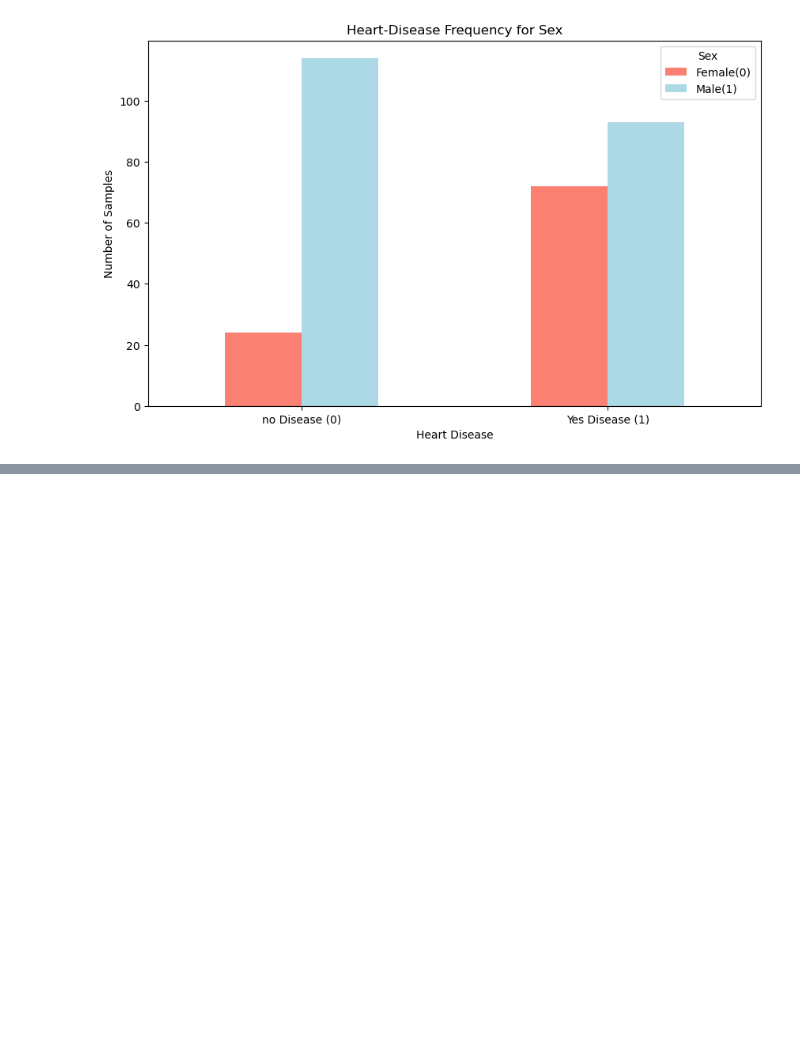
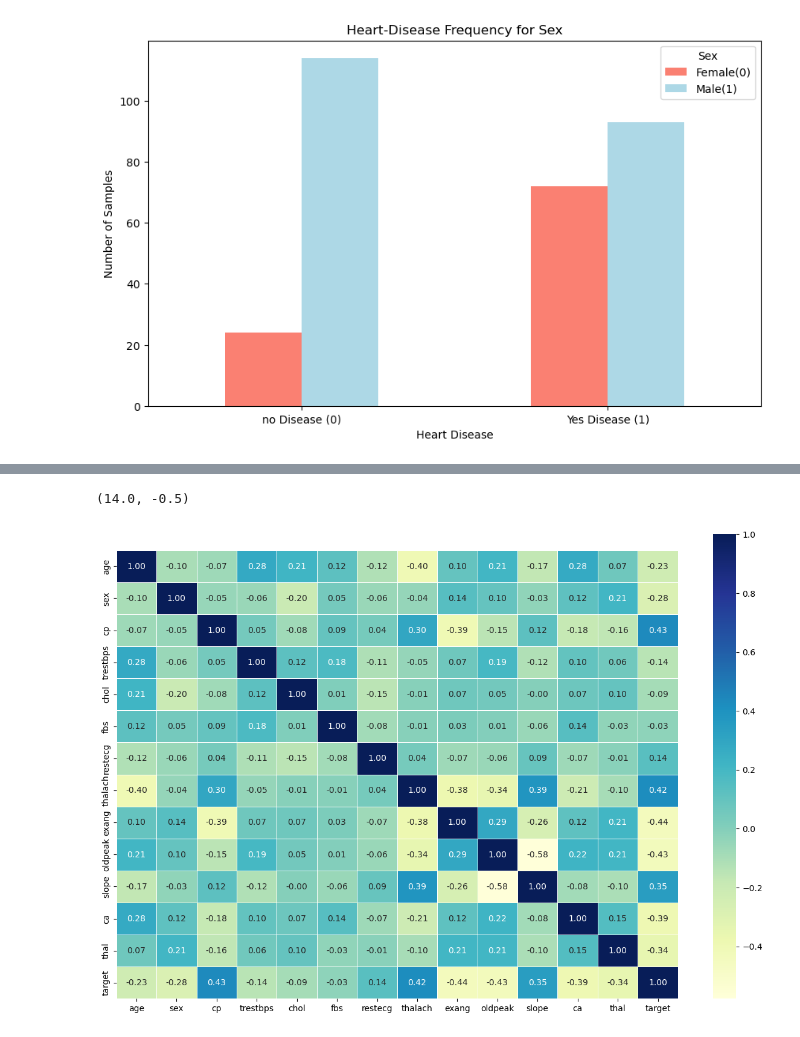
Before and after one commit to Eakempreet/Learning-ML-Projects, a Jupyter notebook: Heart-Disease-Project-1/end-to-end-heart-disease-classification.ipynb, the cells around one changed output, grey strips where cells are left out. Saved outputs shown, nothing was run; the diff lists cells and outputs as text; code cells hidden in the pictures; blank space fills up the shorter version.

Commit message:
Done Some Exploratory data analysis including coreelation matrix

```diff
--- a/Heart-Disease-Project-1/end-to-end-heart-disease-classification.ipynb
+++ b/Heart-Disease-Project-1/end-to-end-heart-disease-classification.ipynb
@@ -263,0 +385,4 @@ plt.legend(["Female(0)", "Male(1)"], title="Sex");
+# %%
+# Find the correlation between our independent variables
+corr_matrix = df.corr()
+corr_matrix
@@ -263,0 +405,16 @@ plt.legend(["Female(0)", "Male(1)"], title="Sex");
+# %%
+# Lets make a correlational metrix little prettier
+fig, ax = plt.subplots(figsize=(15, 10))
+ax = sns.heatmap(corr_matrix,
+                 annot=True,
+                 linewidths=0.5,
+                 fmt=".2f",
+                 cmap="YlGnBu");
+
+# Read the current y-axis limits from the plot (bottom and top values).
+bottom, top = ax.get_ylim()
+# Set the y-axis again, but lower the top a little (by 0.5) to align the heatmap display.
+ax.set_ylim(bottom, top - 0.5)
+# %% [output]
+(14.0, -0.5)
+[figure, added]
```
Also changed, not shown: parts of 14 cells of this notebook.
